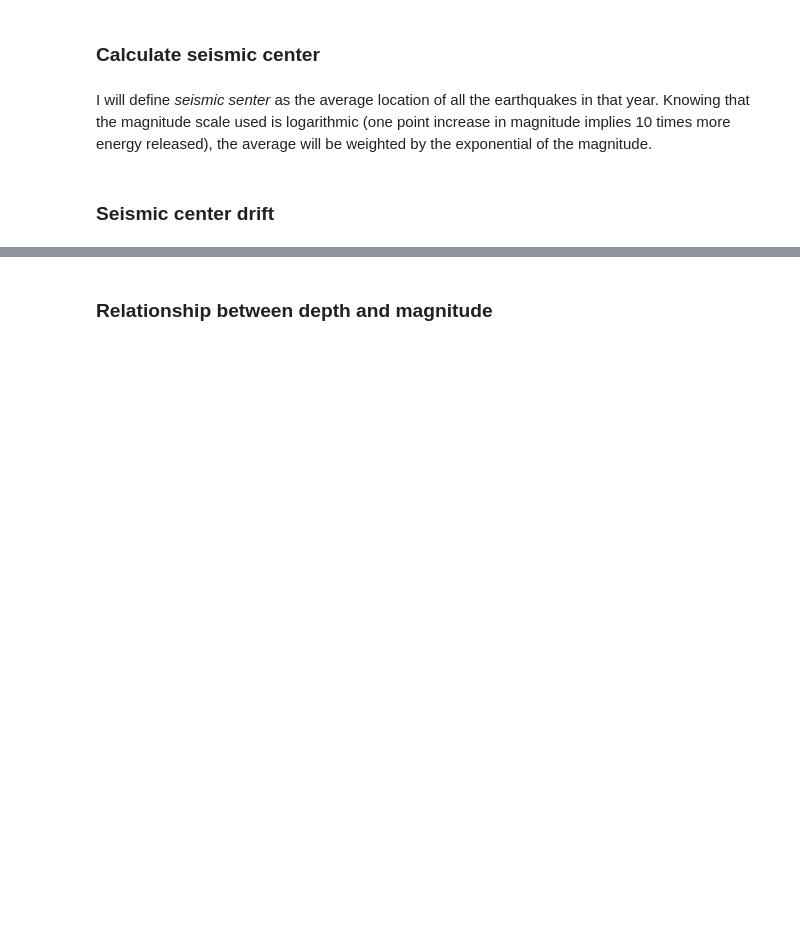
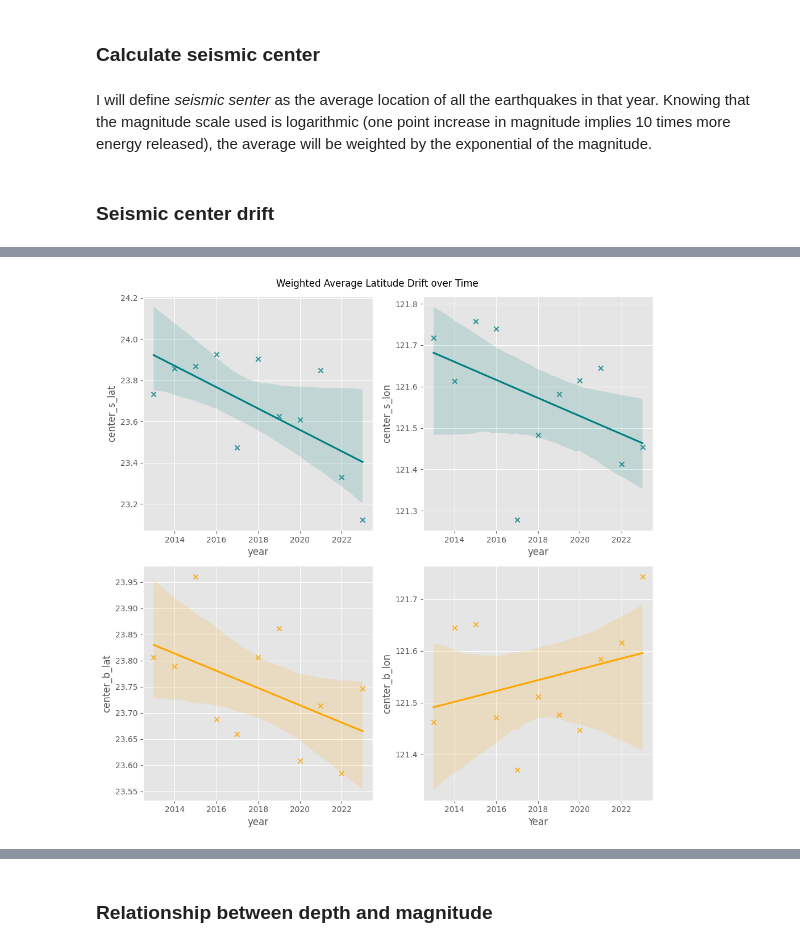
Before and after one commit to jiug/Taiwan-Earthquakes, a Jupyter notebook: earthquakes-taiwan.ipynb, the cells around one changed output, grey strips where cells are left out. Saved outputs shown, nothing was run; the diff lists cells and outputs as text; code cells hidden in the pictures; blank space fills up the shorter version.

```diff
--- a/earthquakes-taiwan.ipynb
+++ b/earthquakes-taiwan.ipynb
@@ -201,6 +206,9 @@ plt.title('Magnitude Distribution for Small Earthquakes (2013-2023)')
 plt.show()
 # %% [output]
 [figure]
+# %%
+df_s = df[df['area'] == 'Big area'].drop('area', axis=1)
+df_b = df[df['area'] == 'Small area'].drop('area', axis=1)
 # %% [markdown]
 ### Calculate seismic center
 # %% [markdown]
@@ -214,5 +222,13 @@ def w_average(df, variable, column):
         w_avg_lat.append(np.average(df[df['year'] == i][variable], weights=weight_list))
 
     return w_avg_lat
+# %%
+center_s_lat = w_average(df_s, 'latitude_n', 'magnitude')
+center_s_lon = w_average(df_s, 'longitude_e', 'magnitude')
+
+center_b_lat = w_average(df_b, 'latitude_n', 'magnitude')
+center_b_lon = w_average(df_b, 'longitude_e', 'magnitude')
+
+year = list(range(2013, 2024))
 # %% [markdown]
 ### Seismic center drift
@@ -234,0 +235,3 @@ plt.show()
+# %%
+centers = pd.DataFrame({'year': year, 'center_s_lat': center_s_lat, 'center_s_lon': center_s_lon, 'center_b_lat': center_b_lat, 'center_b_lon': center_b_lon})
+centers
@@ -234,0 +251,18 @@ plt.show()
+# %%
+fig, ax = plt.subplots(2,2, figsize=(10,10))
+
+sns.regplot(data=centers, x='year', y='center_s_lat', marker='x', color='teal', ax=ax[0,0])
+
+sns.regplot(data= centers, x='year', y='center_s_lon', marker='x', color='teal', ax=ax[0,1])
+
+sns.regplot(data=centers, x='year', y='center_b_lat', marker='x', color='orange', ax=ax[1,0])
+
+sns.regplot(data= centers, x='year', y='center_b_lon', marker='x', color='orange', ax=ax[1,1])
+
+
+plt.suptitle('Weighted Average Latitude Drift over Time')
+plt.xlabel('Year')
+plt.tight_layout()
+plt.show()
+# %% [output]
+[figure, added]
```
Also changed, not shown: parts of 11 cells of this notebook, 1 other file.
